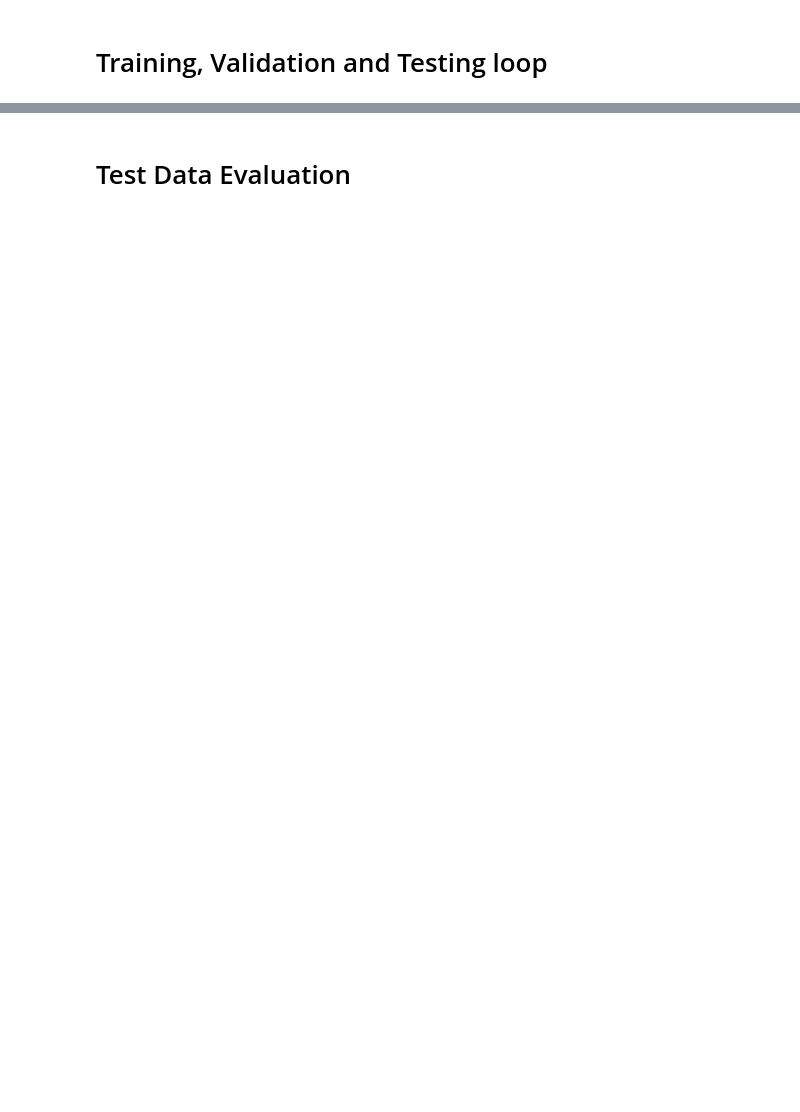
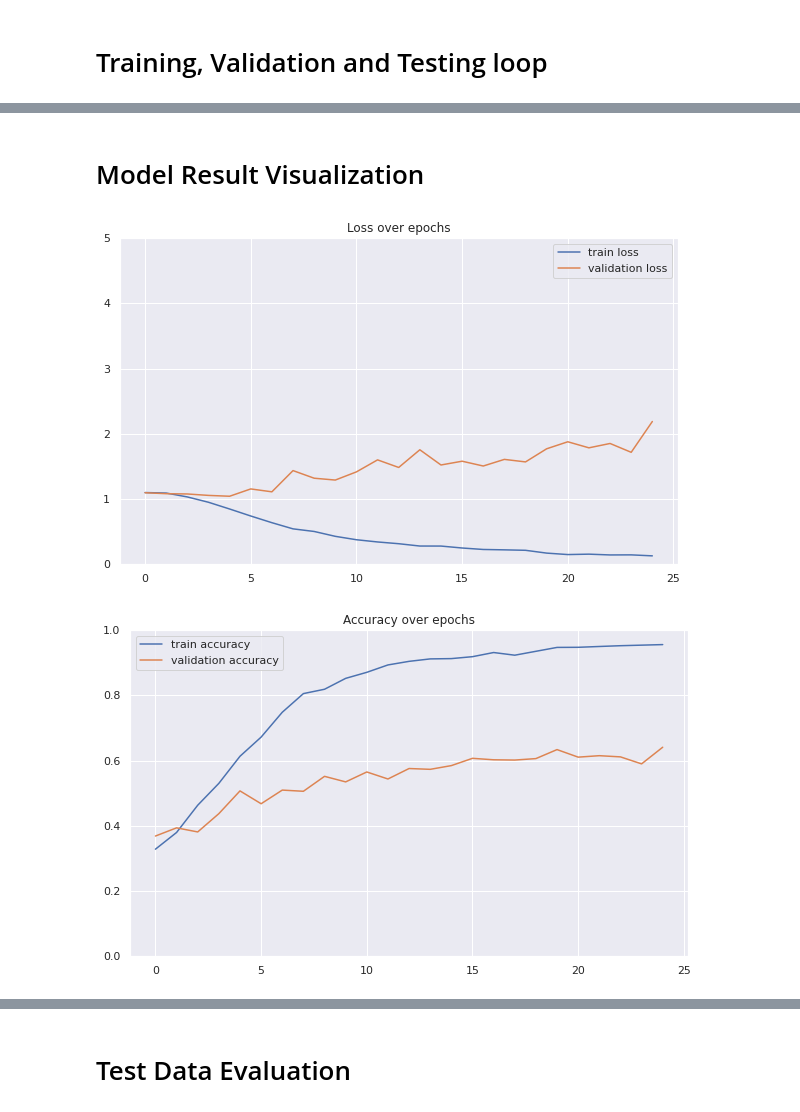
Before and after one commit to NirajanBekoju/Nepali-Language-Processing, a Jupyter notebook: Classification/Nepali Sentimental Classification/Version 3 - Nepali_sentimental_classification.ipynb, the cells around one changed output, grey strips where cells are left out. Cells and saved outputs as stored; diff of their text form; code cells hidden in the pictures; blank space fills up the shorter version.

```diff
--- a/Classification/Nepali Sentimental Classification/Version 3 - Nepali_sentimental_classification.ipynb
+++ b/Classification/Nepali Sentimental Classification/Version 3 - Nepali_sentimental_classification.ipynb
@@ -452,5 +500,5 @@ model_v3 = SentimentalModelV3(output_size = 3,
 loss_fn = nn.CrossEntropyLoss()
 optimizer = torch.optim.Adam(params=model_v3.parameters(), lr=0.001)
 # %%
-model_v3_results = train(model = model_v3, train_dataloader = train_loader, test_dataloader = test_loader, optimizer = optimizer, loss_fn = loss_fn, epochs = 20)
+model_v3_results = train(model = model_v3, train_dataloader = train_loader, test_dataloader = test_loader, optimizer = optimizer, loss_fn = loss_fn, epochs = 25)
 # %% [output]
@@ -477,3 +522,28 @@ Epoch: 20 | train_loss: 0.0777 | train_acc: 0.9665 | val_loss: 2.5135 | val_acc:
+# %% [markdown]
+# Model Result Visualization
+# %%
+def visualizeModelResult(modelResult):
+  train_loss, train_acc, val_loss, val_acc = model_v3_results["train_loss"], model_v3_results["train_acc"], model_v3_results["val_loss"], model_v3_results["val_acc"]
+
+  plt.plot(train_loss, label = "train loss")
+  plt.plot(val_loss, label = "validation loss")
+  plt.title("Loss over epochs")
+  plt.legend()
+  plt.ylim([0.0, 5])
+
+  plt.show()
+  print()
+  plt.plot(train_acc, label = "train accuracy")
+  plt.plot(val_acc, label = "validation accuracy")
+  plt.title("Accuracy over epochs")
+  plt.legend()
+  plt.ylim([0.0, 1])
+  plt.show()
+# %%
+visualizeModelResult(model_v3_results)
+# %% [output]
+[figure, added]
+[figure, added]
 # %%
 !pip install torchmetrics
 # %% [output]
```
Also changed, not shown: parts of 18 cells of this notebook.
